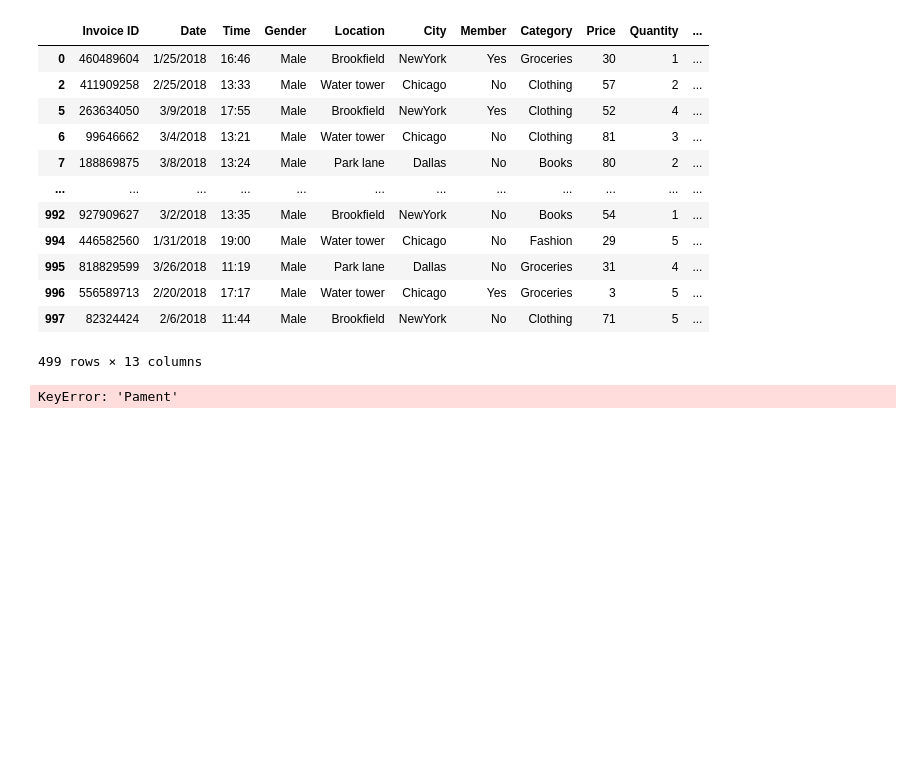
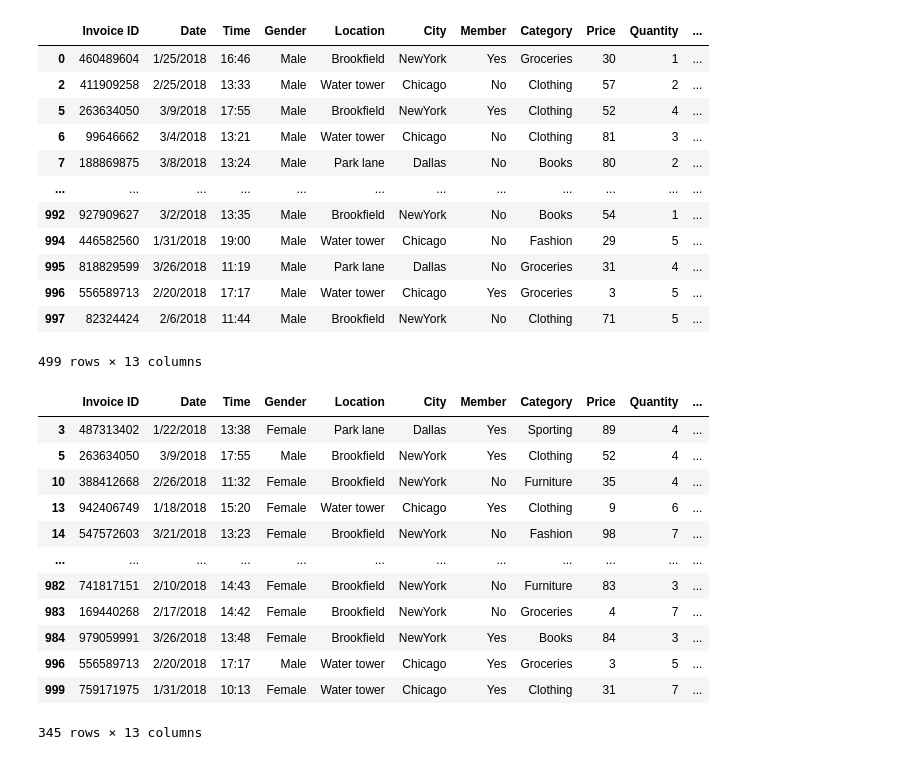
Before and after one commit to Joshi-kv/Sales_Analysis, a Jupyter notebook: supermarket_sales_analysis.ipynb, the cells around one changed output. Cells and saved outputs as stored; diff of their text form; code cells hidden in the pictures; blank space fills up the shorter version.

```diff
--- a/supermarket_sales_analysis.ipynb
+++ b/supermarket_sales_analysis.ipynb
@@ -91,6 +91,18 @@ data[data['Gender']=='Male']
 | 997 | 82324424 | 2/6/2018 | 11:44 | Male | Brookfield | NewYork | No | Clothing | 71 | 5 | ... |
 499 rows × 13 columns
 # %%
-data[data['Pament']=='Gpay']
+data[data['Payment']=='Gpay']
 # %% [output]
+|  | Invoice ID | Date | Time | Gender | Location | City | Member | Category | Price | Quantity | ... |
+| 3 | 487313402 | 1/22/2018 | 13:38 | Female | Park lane | Dallas | Yes | Sporting | 89 | 4 | ... |
+| 5 | 263634050 | 3/9/2018 | 17:55 | Male | Brookfield | NewYork | Yes | Clothing | 52 | 4 | ... |
+| 10 | 388412668 | 2/26/2018 | 11:32 | Female | Brookfield | NewYork | No | Furniture | 35 | 4 | ... |
+| 13 | 942406749 | 1/18/2018 | 15:20 | Female | Water tower | Chicago | Yes | Clothing | 9 | 6 | ... |
+| 14 | 547572603 | 3/21/2018 | 13:23 | Female | Brookfield | NewYork | No | Fashion | 98 | 7 | ... |
+| ... | ... | ... | ... | ... | ... | ... | ... | ... | ... | ... | ... |
+| 982 | 741817151 | 2/10/2018 | 14:43 | Female | Brookfield | NewYork | No | Furniture | 83 | 3 | ... |
+| 983 | 169440268 | 2/17/2018 | 14:42 | Female | Brookfield | NewYork | No | Groceries | 4 | 7 | ... |
+| 984 | 979059991 | 3/26/2018 | 13:48 | Female | Brookfield | NewYork | Yes | Books | 84 | 3 | ... |
+| 996 | 556589713 | 2/20/2018 | 17:17 | Male | Water tower | Chicago | Yes | Groceries | 3 | 5 | ... |
+| 999 | 759171975 | 1/31/2018 | 10:13 | Female | Water tower | Chicago | Yes | Clothing | 31 | 7 | ... |
-KeyError: 'Pament'
+345 rows × 13 columns
```
Also changed, not shown: parts of 4 cells of this notebook.
